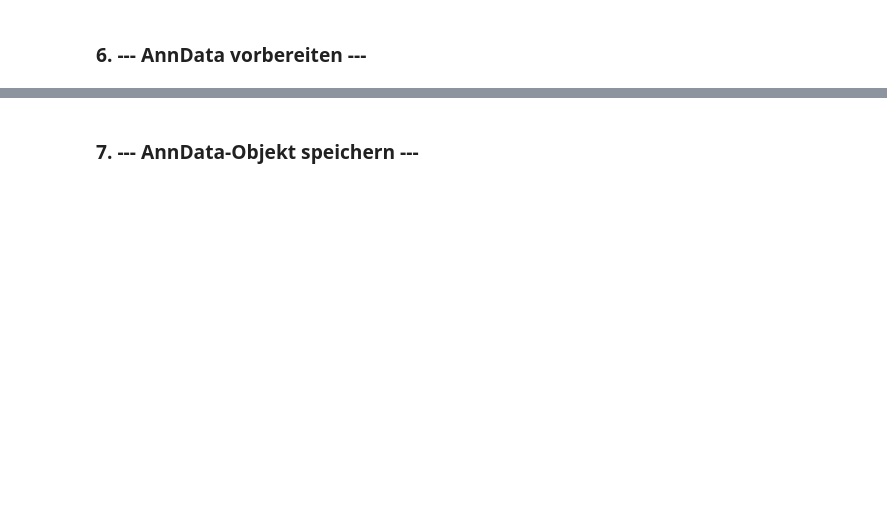
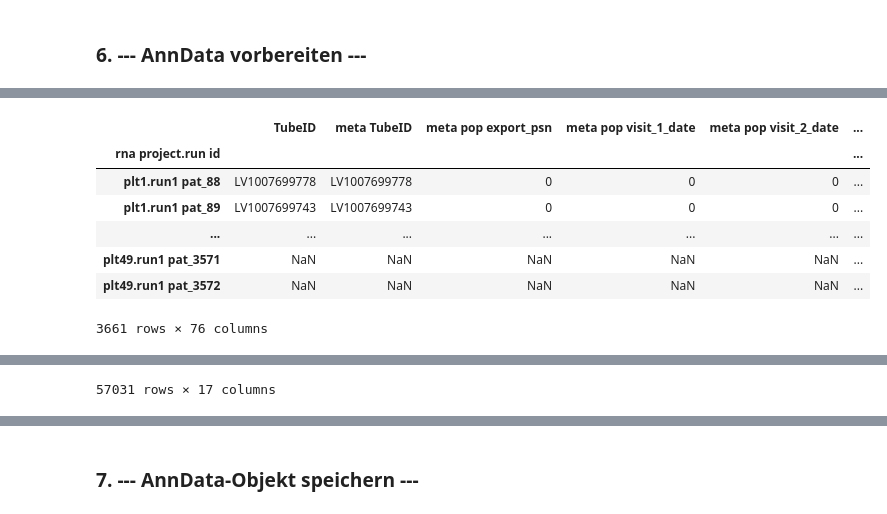
Before and after one commit to dlnija/ScRNA-analysis, a Jupyter notebook: 0_Preassembling.ipynb, the cells around one changed output, grey strips where cells are left out. Cells and saved outputs as stored; diff of their text form; code cells hidden in the pictures; blank space fills up the shorter version.

```diff
--- a/0_Preassembling.ipynb
+++ b/0_Preassembling.ipynb
@@ -29,4 +31,5 @@ print(path_mtx)
 ### 1. --- Patienten-Metadaten lesen und vorbereiten für Assemblierung ---
 # %%
 pat_df = pd.read_csv(file_path_pat, decimal=",", sep="\t")
+pat_df = pat_df.fillna(0)
 pat_df.head()
@@ -59,0 +100,3 @@ features.head()
+# %%
+features = gene_df.loc[:,['Ensembl gene id', 'Ensembl gene', 'Ensembl biotype', 'UniProt proteins', 'UniProt genes', 'UniProt accessions', 'UniProt names', 'UniProt Ensembl transcripts', 'UniProt Ensembl proteins', 'UniProt Ensembl gene ids', 'Ensembl chr', 'Ensembl start', 'Ensembl stop', 'Ensembl strand', 'KEGG PATHWAY terms', 'KEGG PATHWAY ids', 'Gene Ontology terms', 'Gene Ontology ids']] # Auswahl der ersten 18 Spalten -> die Gene ids und Spalten mit Metadaten
+features.head()
@@ -110,4 +205,18 @@ adata.obs.columns = obs_header
 # %%
 var_header = features.columns.tolist()
+var_header.remove("Ensembl gene id")
+adata.var_names.name = "Ensembl gene id"
 adata.var.columns = var_header
-adata.var_names.name = "Ensembl gene id"
+# %%
+with pd.option_context('display.max_rows', 5,'display.max_columns', None):
+    display(adata.obs)
+    display(adata.var)
+# %% [output]
+|  | TubeID | meta TubeID | meta pop export_psn | meta pop visit_1_date | meta pop visit_2_date | ... |
+| rna project.run id |  |  |  |  |  | ... |
+| plt1.run1 pat_88 | LV1007699778 | LV1007699778 | 0 | 0 | 0 | ... |
+| plt1.run1 pat_89 | LV1007699743 | LV1007699743 | 0 | 0 | 0 | ... |
+| ... | ... | ... | ... | ... | ... | ... |
+| plt49.run1 pat_3571 | NaN | NaN | NaN | NaN | NaN | ... |
+| plt49.run1 pat_3572 | NaN | NaN | NaN | NaN | NaN | ... |
+3661 rows × 76 columns
@@ -114,2 +230,3 @@ adata.var_names.name = "Ensembl gene id"
+57031 rows × 17 columns
 # %%
 pat_df.columns.tolist()
```
Also changed, not shown: parts of 23 cells of this notebook.
